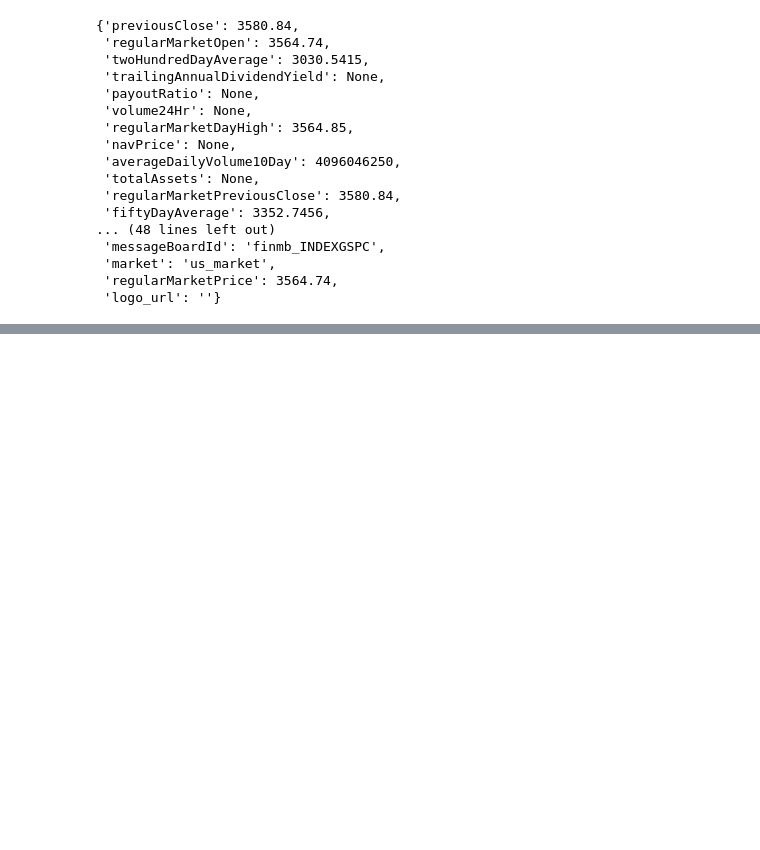
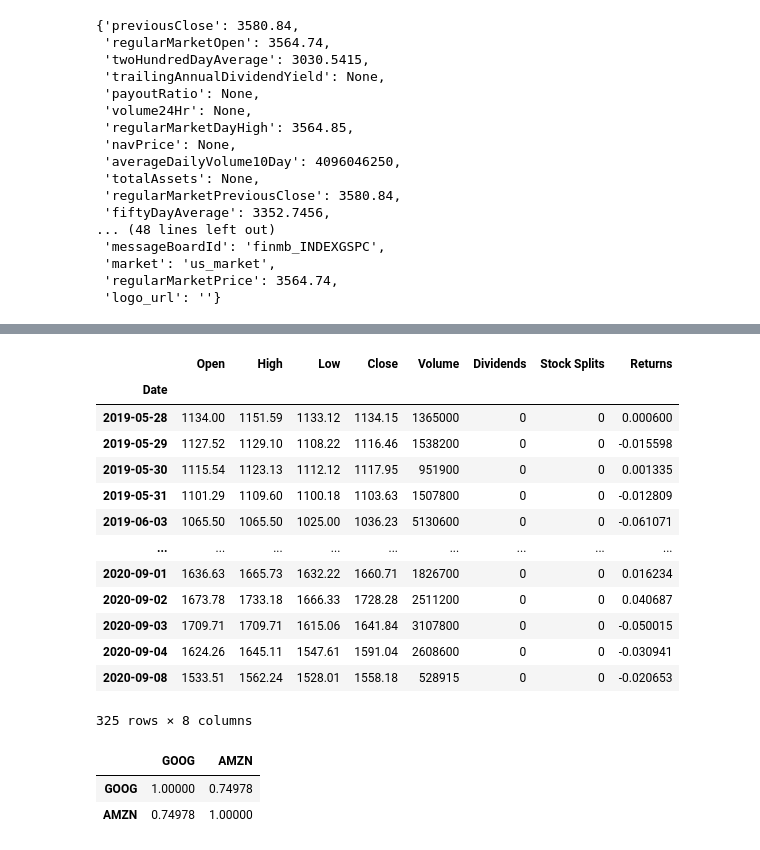
Before and after one commit to ZoziLaMalice/5A, a Jupyter notebook: Quantitative Finance/ESSAY 1/yfinance_notebook.ipynb, the cells around one changed output, grey strips where cells are left out. Drawn from its saved outputs; the diff is of its cells as text; code cells hidden in the pictures; blank space fills up the shorter version.

```diff
--- a/Quantitative Finance/ESSAY 1/yfinance_notebook.ipynb
+++ b/Quantitative Finance/ESSAY 1/yfinance_notebook.ipynb
@@ -288,0 +318,21 @@ clean_sp500
+# %%
+df2 = yf.Ticker('GOOG').history('2y')
+df2['Returns'] = df2.Close.pct_change()
+df2 = df2.iloc[1:]
+# %%
+df2[df2.index >= date_min]
+# %% [output]
+|  | Open | High | Low | Close | Volume | Dividends | Stock Splits | Returns |
+| Date |  |  |  |  |  |  |  |  |
+| 2019-05-28 | 1134.00 | 1151.59 | 1133.12 | 1134.15 | 1365000 | 0 | 0 | 0.000600 |
+| 2019-05-29 | 1127.52 | 1129.10 | 1108.22 | 1116.46 | 1538200 | 0 | 0 | -0.015598 |
+| 2019-05-30 | 1115.54 | 1123.13 | 1112.12 | 1117.95 | 951900 | 0 | 0 | 0.001335 |
+| 2019-05-31 | 1101.29 | 1109.60 | 1100.18 | 1103.63 | 1507800 | 0 | 0 | -0.012809 |
+| 2019-06-03 | 1065.50 | 1065.50 | 1025.00 | 1036.23 | 5130600 | 0 | 0 | -0.061071 |
+| ... | ... | ... | ... | ... | ... | ... | ... | ... |
+| 2020-09-01 | 1636.63 | 1665.73 | 1632.22 | 1660.71 | 1826700 | 0 | 0 | 0.016234 |
+| 2020-09-02 | 1673.78 | 1733.18 | 1666.33 | 1728.28 | 2511200 | 0 | 0 | 0.040687 |
+| 2020-09-03 | 1709.71 | 1709.71 | 1615.06 | 1641.84 | 3107800 | 0 | 0 | -0.050015 |
+| 2020-09-04 | 1624.26 | 1645.11 | 1547.61 | 1591.04 | 2608600 | 0 | 0 | -0.030941 |
+| 2020-09-08 | 1533.51 | 1562.24 | 1528.01 | 1558.18 | 528915 | 0 | 0 | -0.020653 |
+325 rows × 8 columns
@@ -288,0 +341,6 @@ clean_sp500
+# %%
+pd.DataFrame(t, columns=['GOOG', 'AMZN'], index=['GOOG', 'AMZN'])
+# %% [output]
+|  | GOOG | AMZN |
+| GOOG | 1.00000 | 0.74978 |
+| AMZN | 0.74978 | 1.00000 |
```
Also changed, not shown: parts of 23 cells of this notebook, 2 other files.
